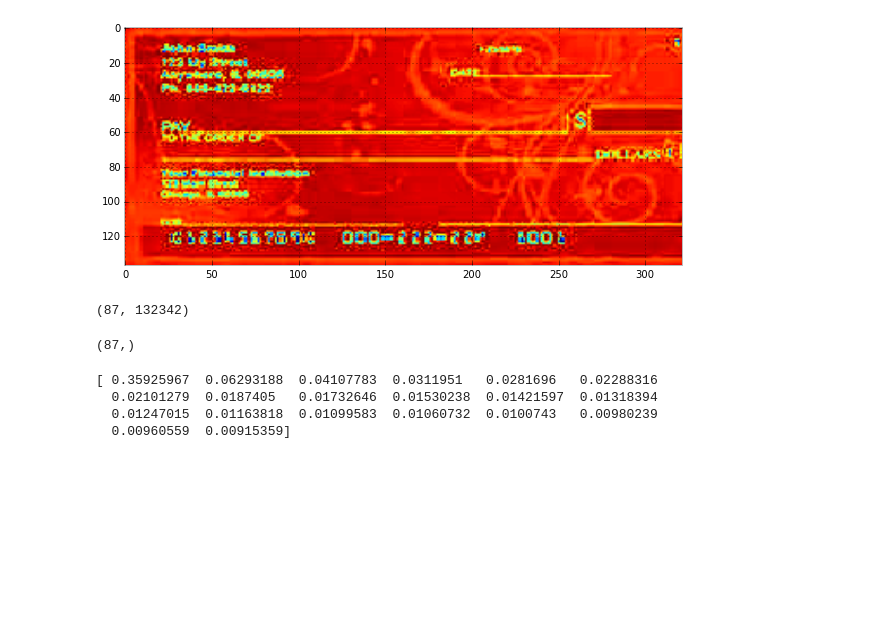
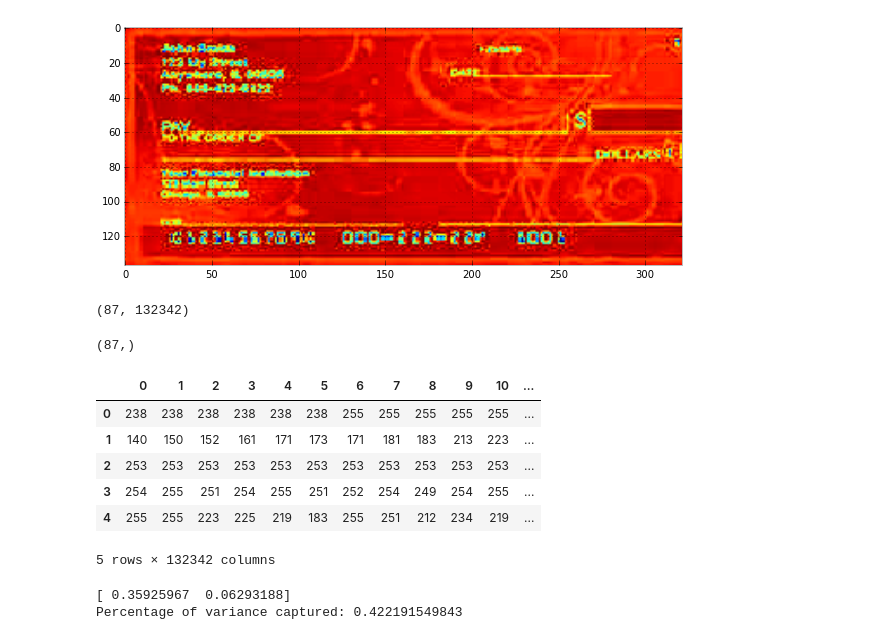
Before and after one commit to jthang/MachineLearningLab, a Jupyter notebook: lab_regression_PCA.ipynb, the cells around one changed output. Drawn from its saved outputs; the diff is of its cells as text; code cells hidden in the pictures; blank space fills up the shorter version.

```diff
--- a/lab_regression_PCA.ipynb
+++ b/lab_regression_PCA.ipynb
@@ -581,17 +581,27 @@ y = np.where(np.array(labels)=="check", 1, 0)
 y.shape
 # %% [output]
 (87,)
+# %%
+data = pd.DataFrame(data)
+data.head()
+# %% [output]
+|  | 0 | 1 | 2 | 3 | 4 | 5 | 6 | 7 | 8 | 9 | 10 | ... |
+| 0 | 238 | 238 | 238 | 238 | 238 | 238 | 255 | 255 | 255 | 255 | 255 | ... |
+| 1 | 140 | 150 | 152 | 161 | 171 | 173 | 171 | 181 | 183 | 213 | 223 | ... |
+| 2 | 253 | 253 | 253 | 253 | 253 | 253 | 253 | 253 | 253 | 253 | 253 | ... |
+| 3 | 254 | 255 | 251 | 254 | 255 | 251 | 252 | 254 | 249 | 254 | 255 | ... |
+| 4 | 255 | 255 | 223 | 225 | 219 | 183 | 255 | 251 | 212 | 234 | 219 | ... |
+5 rows × 132342 columns
 # %%
 from sklearn.decomposition import PCA
 def do_pca(d,n):
     pca = PCA(n_components=n)
     X = pca.fit_transform(d)
     print pca.explained_variance_ratio_
+    print "Percentage of variance captured:", np.sum(pca.explained_variance_ratio_)
     return X, pca
+
+X2, pca2 = do_pca(data, 2)
+# %% [output]
+[ 0.35925967  0.06293188]
+Percentage of variance captured: 0.422191549843
-# %%
-X20, pca20 = do_pca(data, 20)
-# %% [output]
-[ 0.35925967  0.06293188  0.04107783  0.0311951   0.0281696   0.02288316
-  0.02101279  0.0187405   0.01732646  0.01530238  0.01421597  0.01318394
-  0.01247015  0.01163818  0.01099583  0.01060732  0.0100743   0.00980239
-  0.00960559  0.00915359]
```
Also changed, not shown: parts of 12 cells of this notebook.
